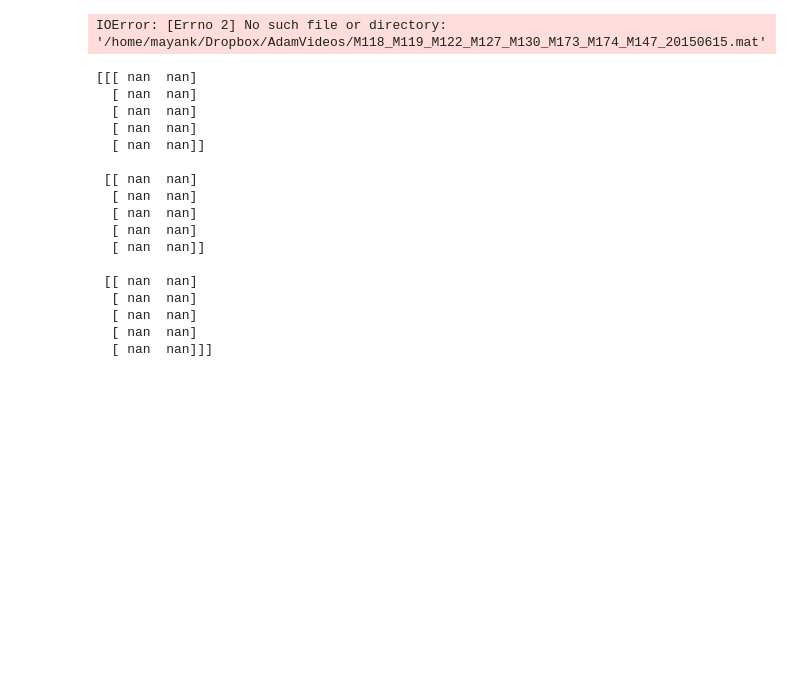
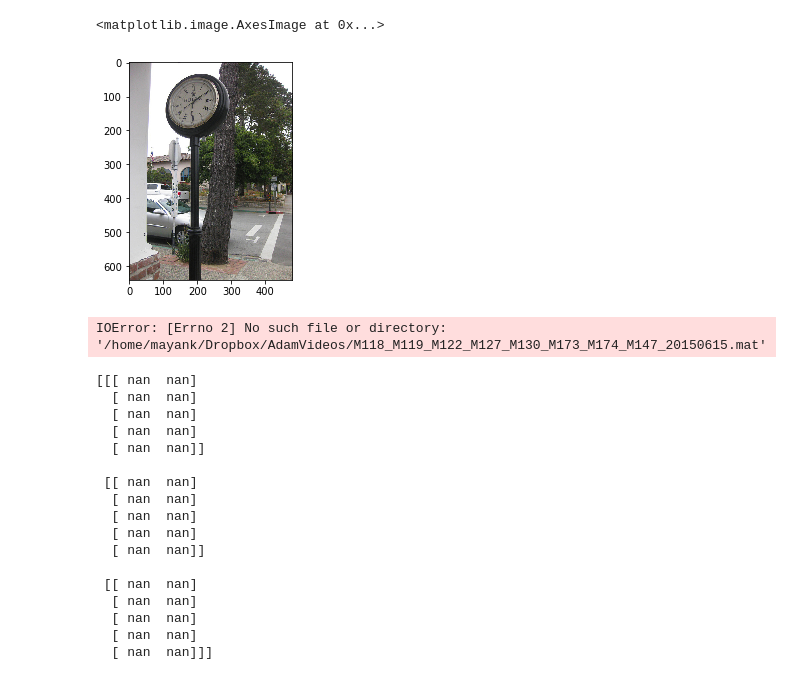
Before and after one commit to kristinbranson/APT, a Jupyter notebook: deepnet/notebooks/cellCode.ipynb, the cells around one changed output. Cells and saved outputs as stored; diff of their text form; code cells hidden in the pictures; blank space fills up the shorter version.

Commit message:
edits to tst coco_unet

```diff
--- a/deepnet/notebooks/cellCode.ipynb
+++ b/deepnet/notebooks/cellCode.ipynb
@@ -1,3 +17,12 @@
+# %%
+import imageio
+ii = imageio.imread('/groups/branson/bransonlab/mayank/coco/train2017/000000000064.jpg')
+%matplotlib inline
+from matplotlib import pyplot as plt
+plt.imshow(ii)
+# %% [output]
+<matplotlib.image.AxesImage at 0x...>
+[figure, added]
 # %%
 import pawData
 reload(pawData)
```
Also changed, not shown: parts of 3 cells of this notebook, 4 other files.
